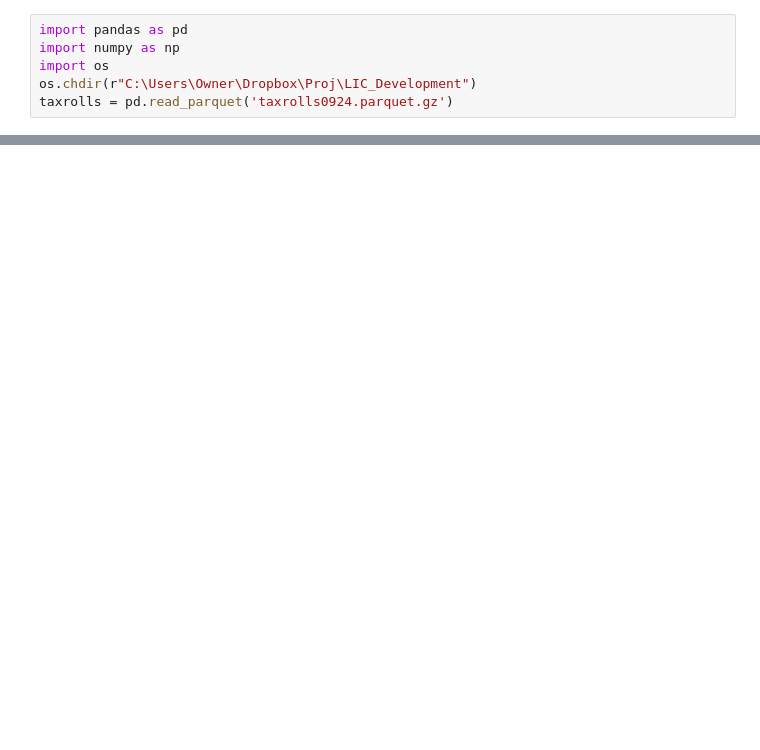
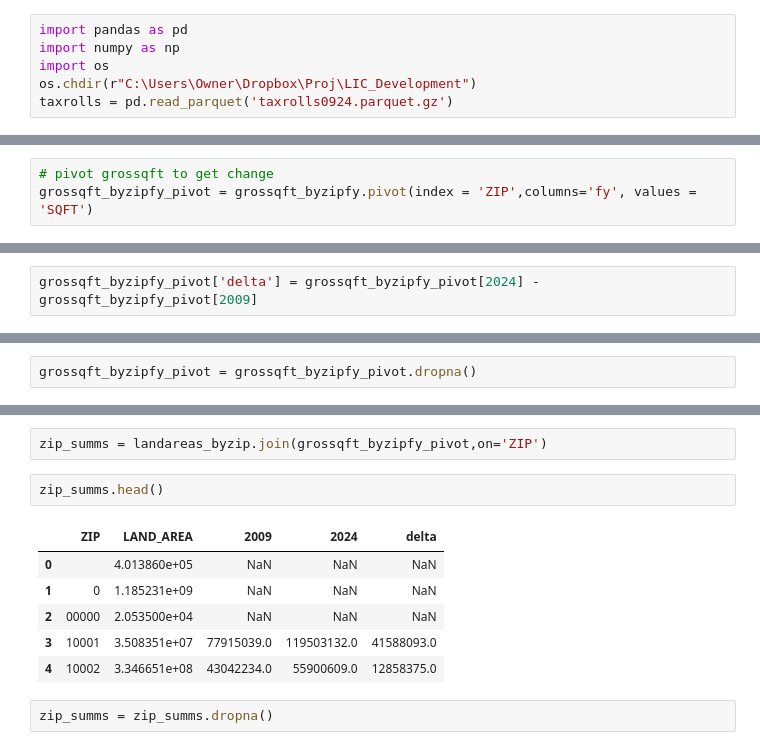
Before and after one commit to rdisalv2/LIC, a Jupyter notebook: 1-LIC-Development-Report.ipynb, the cells around one changed output, grey strips where cells are left out. Cells and saved outputs as stored; diff of their text form; blank space fills up the shorter version.

```diff
--- a/1-LIC-Development-Report.ipynb
+++ b/1-LIC-Development-Report.ipynb
@@ -15,0 +52,3 @@ taxrolls.head()
+# %%
+# pivot grossqft to get change
+grossqft_byzipfy_pivot = grossqft_byzipfy.pivot(index = 'ZIP',columns='fy', values = 'SQFT')
@@ -15,0 +65,2 @@ taxrolls.head()
+# %%
+grossqft_byzipfy_pivot['delta'] = grossqft_byzipfy_pivot[2024] - grossqft_byzipfy_pivot[2009]
@@ -15,0 +77,2 @@ taxrolls.head()
+# %%
+grossqft_byzipfy_pivot = grossqft_byzipfy_pivot.dropna()
@@ -15,0 +89,13 @@ taxrolls.head()
+# %%
+zip_summs = landareas_byzip.join(grossqft_byzipfy_pivot,on='ZIP')
+# %%
+zip_summs.head()
+# %% [output]
+|  | ZIP | LAND_AREA | 2009 | 2024 | delta |
+| 0 |  | 4.013860e+05 | NaN | NaN | NaN |
+| 1 | 0 | 1.185231e+09 | NaN | NaN | NaN |
+| 2 | 00000 | 2.053500e+04 | NaN | NaN | NaN |
+| 3 | 10001 | 3.508351e+07 | 77915039.0 | 119503132.0 | 41588093.0 |
+| 4 | 10002 | 3.346651e+08 | 43042234.0 | 55900609.0 | 12858375.0 |
+# %%
+zip_summs = zip_summs.dropna()
```
Also changed, not shown: parts of 17 cells of this notebook, 1 other file.
